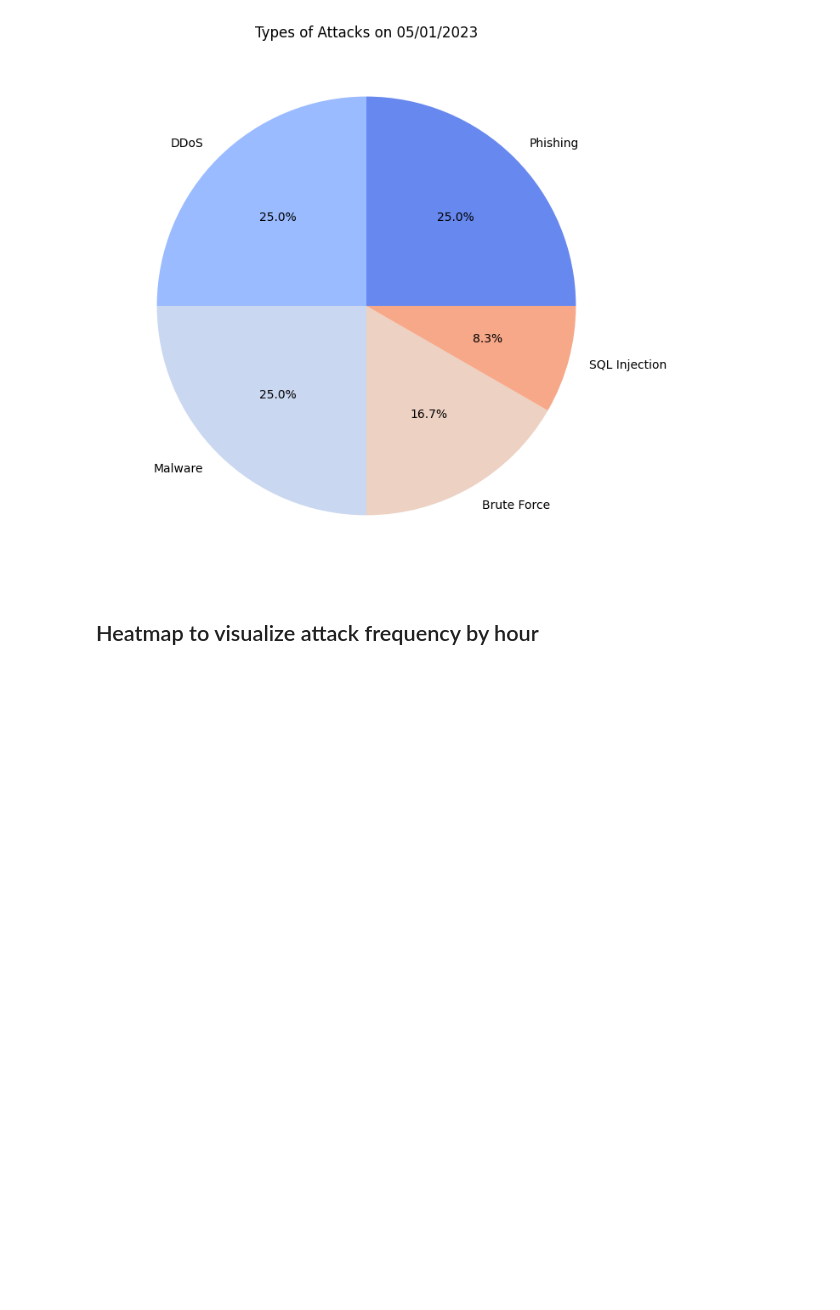
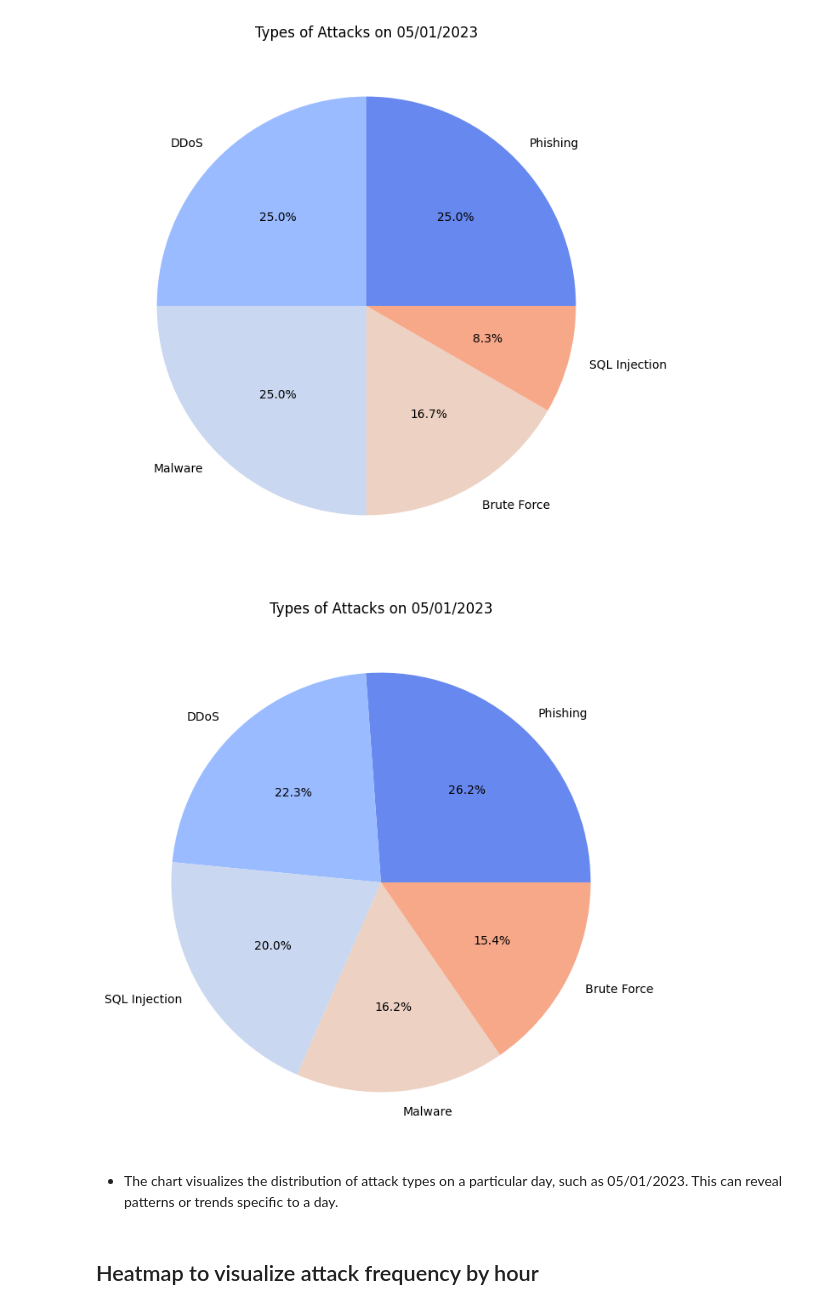
Before and after one commit to mohamed-stifi/Data-Engineering, a Jupyter notebook: security_attack_dataset_analysis.ipynb, the cells around one changed output. Drawn from its saved outputs; the diff is of its cells as text; code cells hidden in the pictures; blank space fills up the shorter version.

```diff
--- a/tp1.ipynb
+++ b/security_attack_dataset_analysis.ipynb
@@ -115,6 +134,14 @@ date = '2023-01-05'
 tp1_utils.pie_chart_for_types_of_attacks(df, date)
 # %% [output]
 [figure]
+# %%
+date = '2023-01-04'
+# %%
+tp1_utils.pie_chart_for_types_of_attacks(df, date)
+# %% [output]
+[figure, added]
+# %% [markdown]
+- The chart visualizes the distribution of attack types on a particular day, such as 05/01/2023. This can reveal patterns or trends specific to a day.
 # %% [markdown]
 ## Heatmap to visualize attack frequency by hour
 # %%
```
Also changed, not shown: parts of 14 cells of this notebook.
